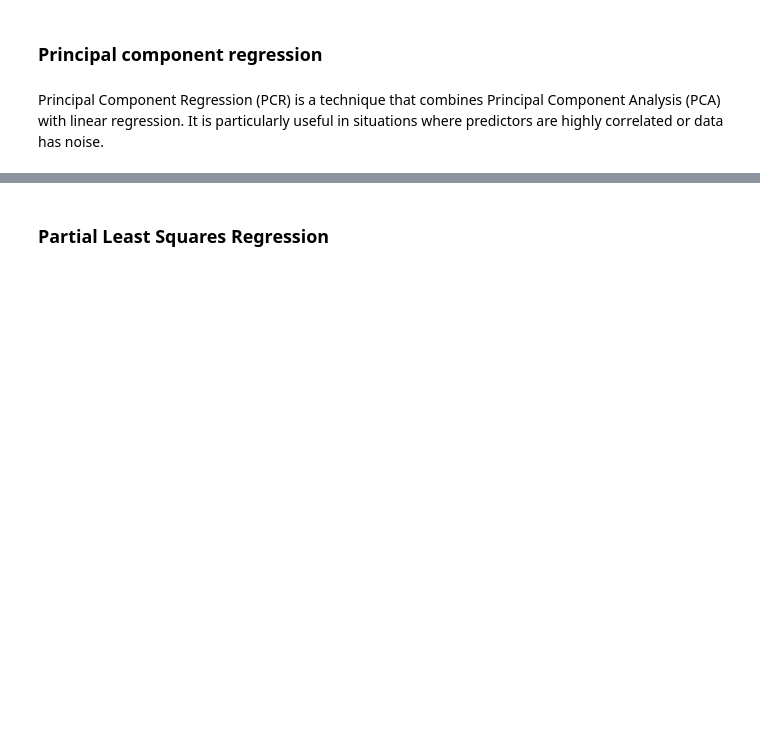
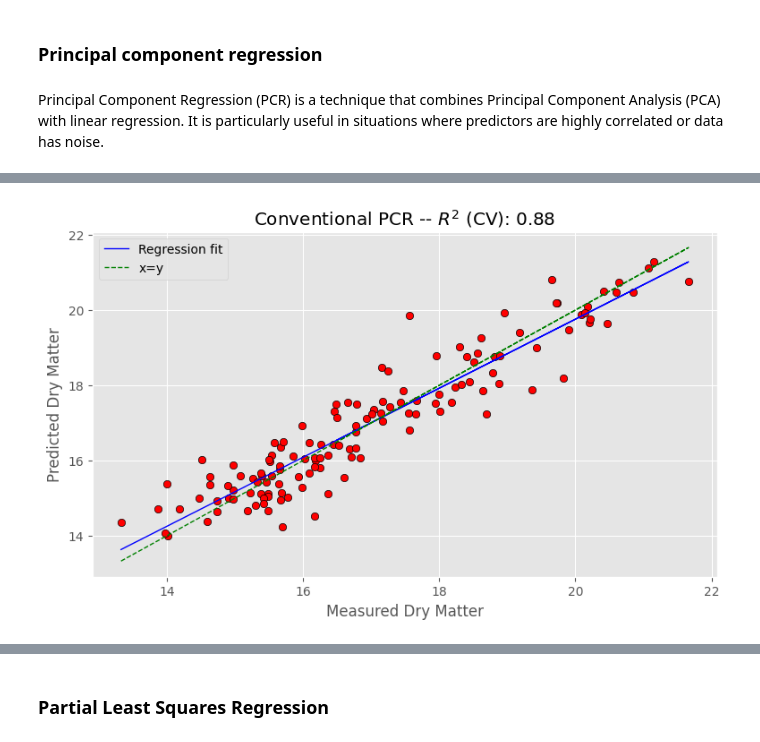
Before and after one commit to LizaGenke/Chemometric-approaches-to-hyperspectral-processing, a Jupyter notebook: spectral_analysis.ipynb, the cells around one changed output, grey strips where cells are left out. Cells and saved outputs as stored; diff of their text form; code cells hidden in the pictures; blank space fills up the shorter version.

```diff
--- a/spectral_analysis.ipynb
+++ b/spectral_analysis.ipynb
@@ -847,3 +907,19 @@ Xreg = pca.fit_transform(Xstd)[:,:n_components_95]
+# %%
+predicted, r2r, r2cv, mser, mscv = pcr(X_cal,y_cal, pc=pc)
+# Regression plot
+z = np.polyfit(y_cal, predicted, 1)
+with plt.style.context(('ggplot')):
+    fig, ax = plt.subplots(figsize=(9, 5))
+    ax.scatter(y_cal, predicted, c='red', edgecolors='k')
+    ax.plot(y_cal, z[1]+z[0]*y_cal, c='blue', linewidth=1, label = "Regression fit")
+    ax.plot(y_cal, y_cal, color='green', linewidth=1, label="x=y", linestyle='--')
+    plt.title('Conventional PCR -- $R^2$ (CV): {0:.2f}'.format(r2cv))
+    plt.xlabel('Measured Dry Matter')
+    plt.ylabel('Predicted Dry Matter')
+    plt.legend()
+    plt.show()
+# %% [output]
+[figure, added]
 # %%
 from sklearn.metrics import r2_score, root_mean_squared_error
 
```
Also changed, not shown: parts of 19 cells of this notebook.
